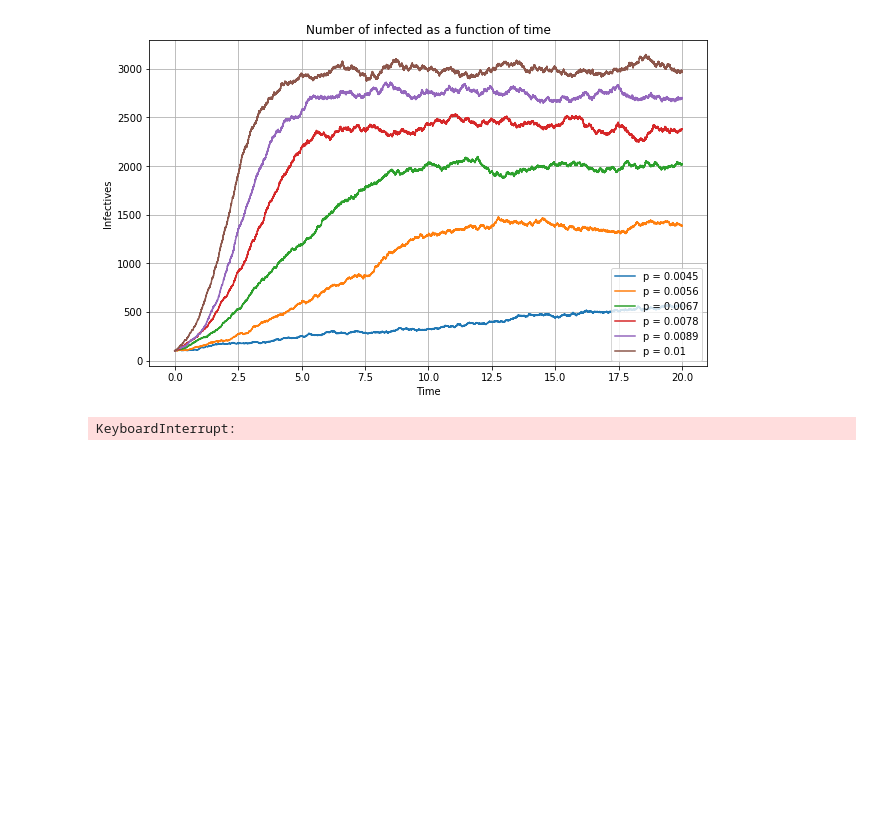
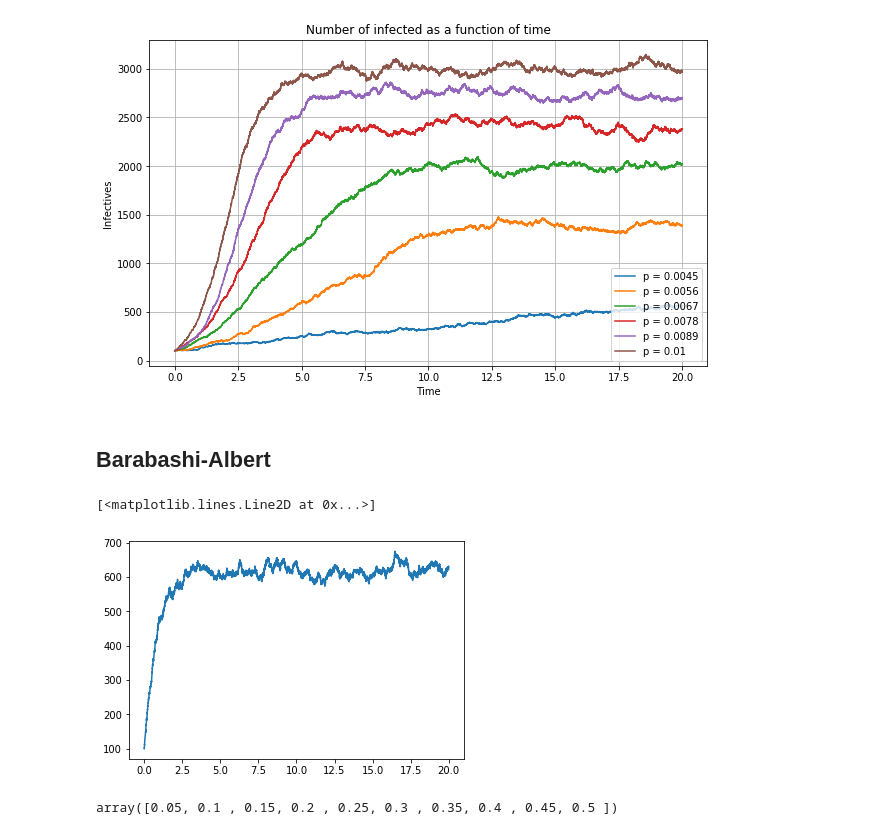
Before and after one commit to tsyrendylykova/multilayerNetwork, a Jupyter notebook: SISModel.ipynb, the cells around one changed output. Drawn from its saved outputs; the diff is of its cells as text; code cells hidden in the pictures; blank space fills up the shorter version.

Commit message:
add Barabashi-Albert

```diff
--- a/SISModel.ipynb
+++ b/SISModel.ipynb
@@ -453,7 +453,17 @@ ax.set_ylabel('Infectives')
 plt.show()
 # %% [output]
 [figure]
-# %%
-nx.average_node_connectivity(G)
-# %% [output]
-KeyboardInterrupt:
+# %% [markdown]
+## Barabashi-Albert
+# %%
+G = nx.barabasi_albert_graph(1000, 5)
+initial_size = 100
+gamma = 1.
+tau = 0.3
+t, S, I = Gillespie_SIS(G, tau, gamma, tmax = 20,
+                        initial_infecteds = range(initial_size))
+
+plt.plot(t, I)
+# %% [output]
+[<matplotlib.lines.Line2D at 0x...>]
+[figure, added]
@@ -459,0 +475,5 @@ KeyboardInterrupt:
+# %%
+p_inf_arr = np.linspace(0.05, 0.5, 10)
+p_inf_arr
+# %% [output]
+array([0.05, 0.1 , 0.15, 0.2 , 0.25, 0.3 , 0.35, 0.4 , 0.45, 0.5 ])
```
Also changed, not shown: parts of 10 cells of this notebook.
